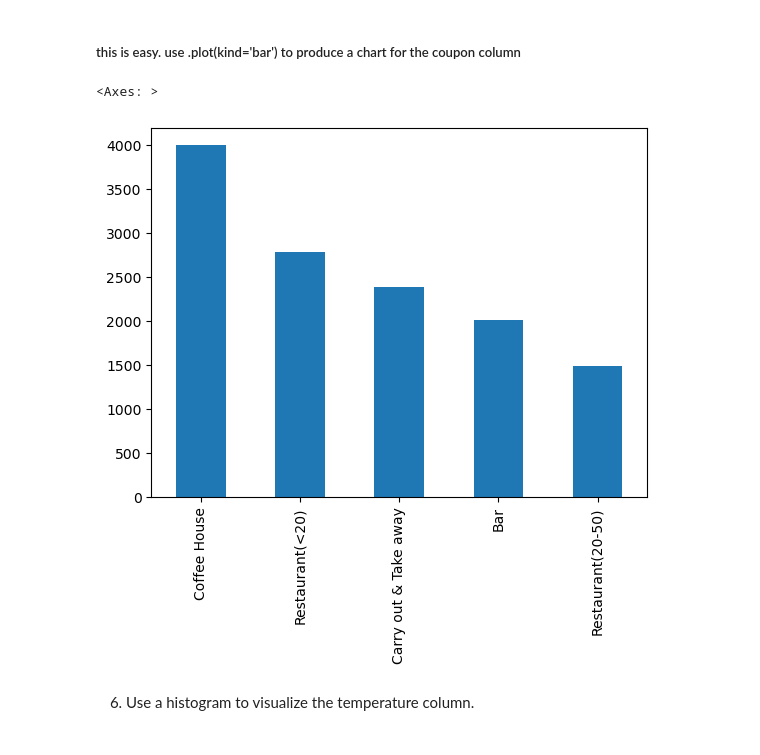
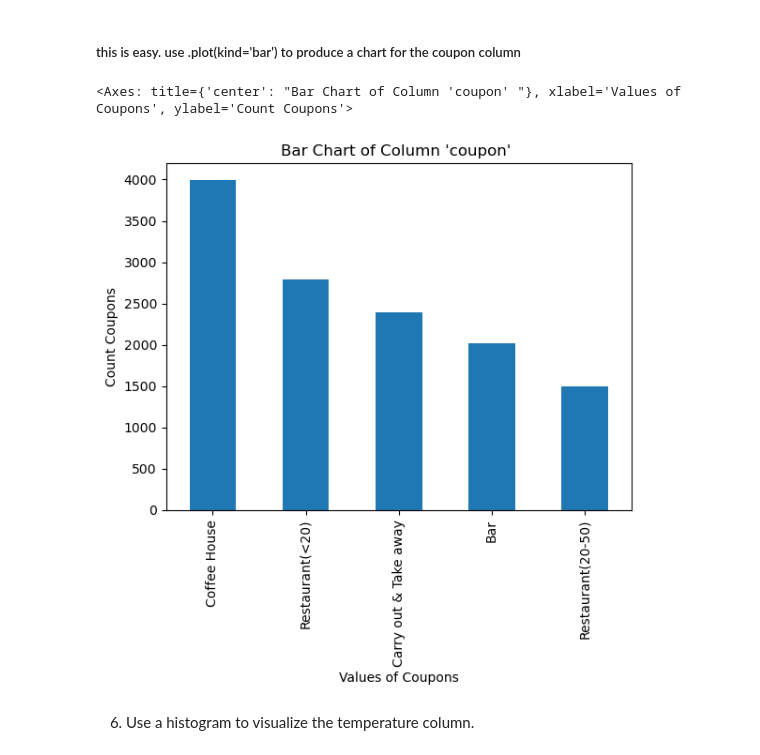
Before and after one commit to jiml-ng2plus/Practical-Application-Assignment_5_1, a Jupyter notebook: prompt.ipynb, the cells around one changed output. Drawn from its saved outputs; the diff is of its cells as text; code cells hidden in the pictures.

```diff
--- a/prompt.ipynb
+++ b/prompt.ipynb
@@ -187,11 +199,14 @@ countY = data['Y'].count() #12684
 5. Use a bar plot to visualize the `coupon` column.
 # %% [markdown]
 ##### this is easy.  use .plot(kind='bar') to produce a chart for the coupon column
-# %%
-data["coupon"].value_counts().plot(kind='bar')
-# %% [output]
-<Axes: >
-[figure, removed]
+# %%
+plt.title("Bar Chart of Column 'coupon' ")
+plt.xlabel("Values of Coupons")
+plt.ylabel("Count Coupons")
+data["coupon"].value_counts().plot(kind='bar')
+# %% [output]
+<Axes: title={'center': "Bar Chart of Column 'coupon' "}, xlabel='Values of Coupons', ylabel='Count Coupons'>
+[figure, added]
 # %% [markdown]
 6. Use a histogram to visualize the temperature column.
 # %% [markdown]
```
Also changed, not shown: parts of 49 cells of this notebook, 1 other file.
